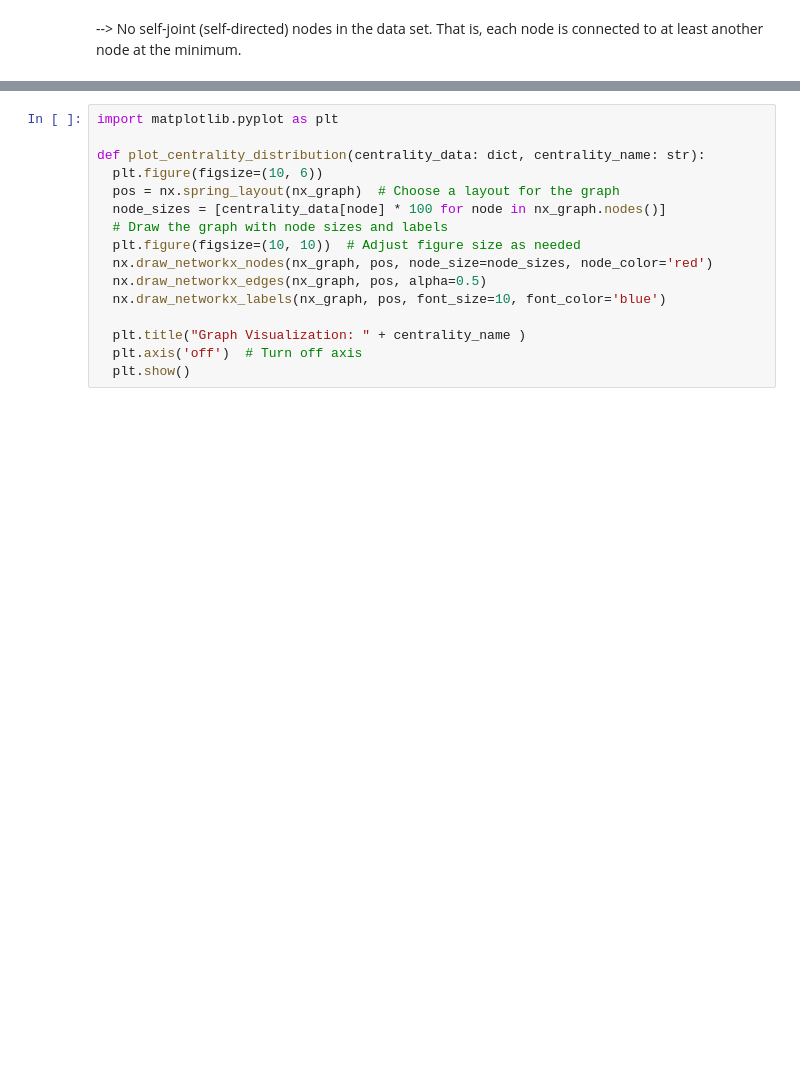
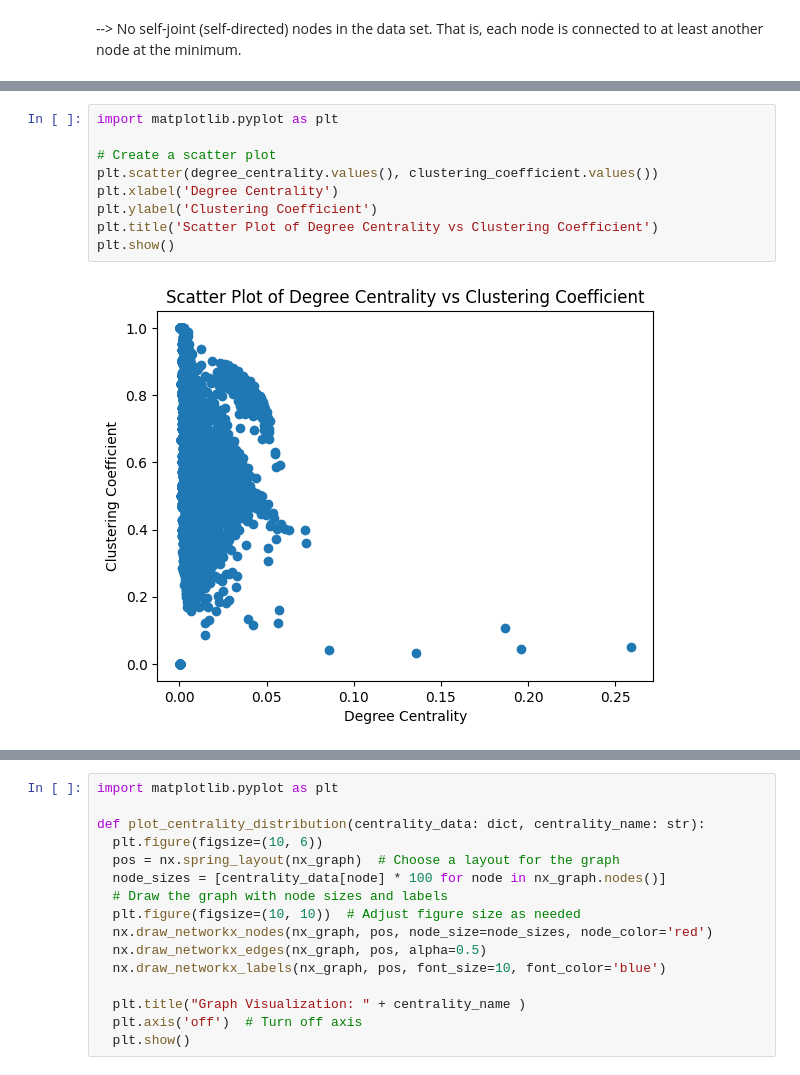
Before and after one commit to umeshrawat/MachineLearning, a Jupyter notebook: Unsupervised_Classification/SocialClusters/src/SocialClustersPyCaret.ipynb, the cells around one changed output, grey strips where cells are left out. Drawn from its saved outputs; the diff is of its cells as text; blank space fills up the shorter version.

```diff
--- a/Unsupervised_Classification/SocialClusters/src/SocialClustersPyCaret.ipynb
+++ b/Unsupervised_Classification/SocialClusters/src/SocialClustersPyCaret.ipynb
@@ -186,0 +130,11 @@ Nodes at indices 3964 through 4038 have 1 connection each.
+# %%
+import matplotlib.pyplot as plt
+
+# Create a scatter plot
+plt.scatter(degree_centrality.values(), clustering_coefficient.values())
+plt.xlabel('Degree Centrality')
+plt.ylabel('Clustering Coefficient')
+plt.title('Scatter Plot of Degree Centrality vs Clustering Coefficient')
+plt.show()
+# %% [output]
+[figure, added]
```
Also changed, not shown: parts of 30 cells of this notebook.
